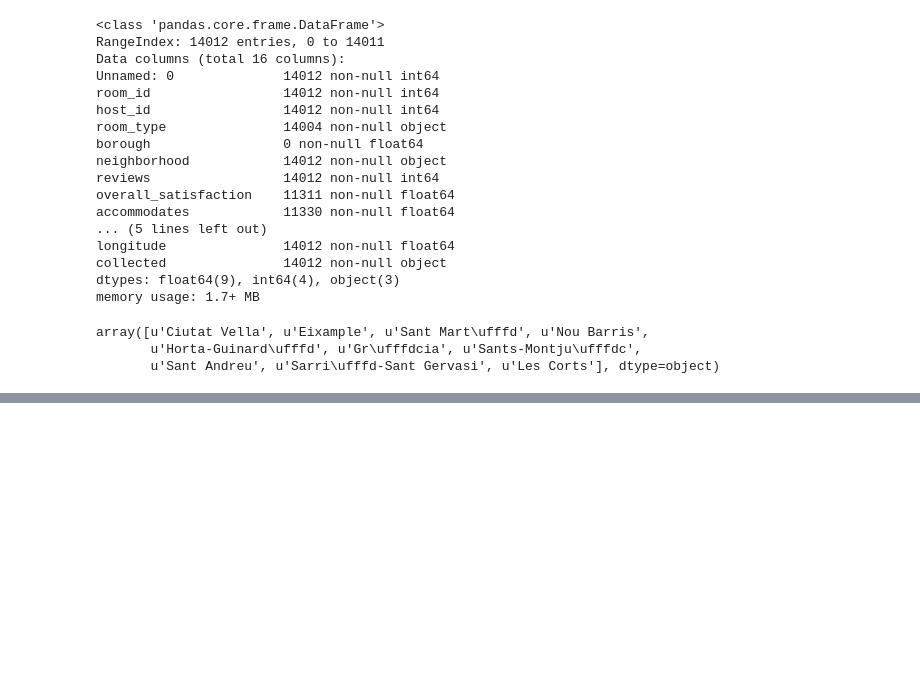
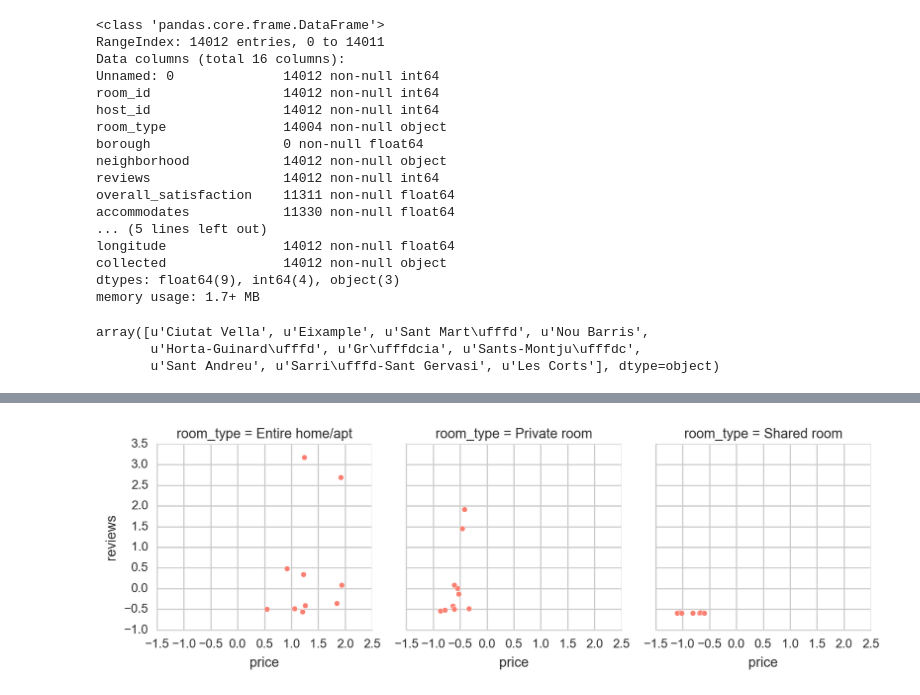
Before and after one commit to Jyojha/DS_Projects, a Jupyter notebook: Airbnb_Data_Munging_Barcelona.ipynb, the cells around one changed output, grey strips where cells are left out. Drawn from its saved outputs; the diff is of its cells as text; code cells hidden in the pictures; blank space fills up the shorter version.

Commit message:
updated_Barcelonah

```diff
--- a/Airbnb_Data_Munging_Barcelona.ipynb
+++ b/Airbnb_Data_Munging_Barcelona.ipynb
@@ -43,0 +137,11 @@ array([u'Ciutat Vella', u'Eixample', u'Sant Mart\ufffd', u'Nou Barris',
+# %%
+custom = lambda x: np.average(x)
+df2 = pd.DataFrame(barcelona.groupby(['neighborhood','room_type']).agg({'host_id':'count','reviews':'sum', 'price':custom}))
+# %%
+df2.reset_index(level=0, inplace=True)
+df2.reset_index(inplace=True)
+# %%
+df2.host_id = standardize(df2.host_id)
+df2.reviews = standardize(df2.reviews)
+df2.price = standardize(df2.price)
+df2.head()
@@ -43,0 +155,5 @@ array([u'Ciutat Vella', u'Eixample', u'Sant Mart\ufffd', u'Nou Barris',
+# %%
+g = sns.FacetGrid(df2, col="room_type")
+g = g.map(plt.scatter,"price","reviews", edgecolor="w", color = "salmon")
+# %% [output]
+[figure, added]
```
Also changed, not shown: parts of 92 cells of this notebook.
